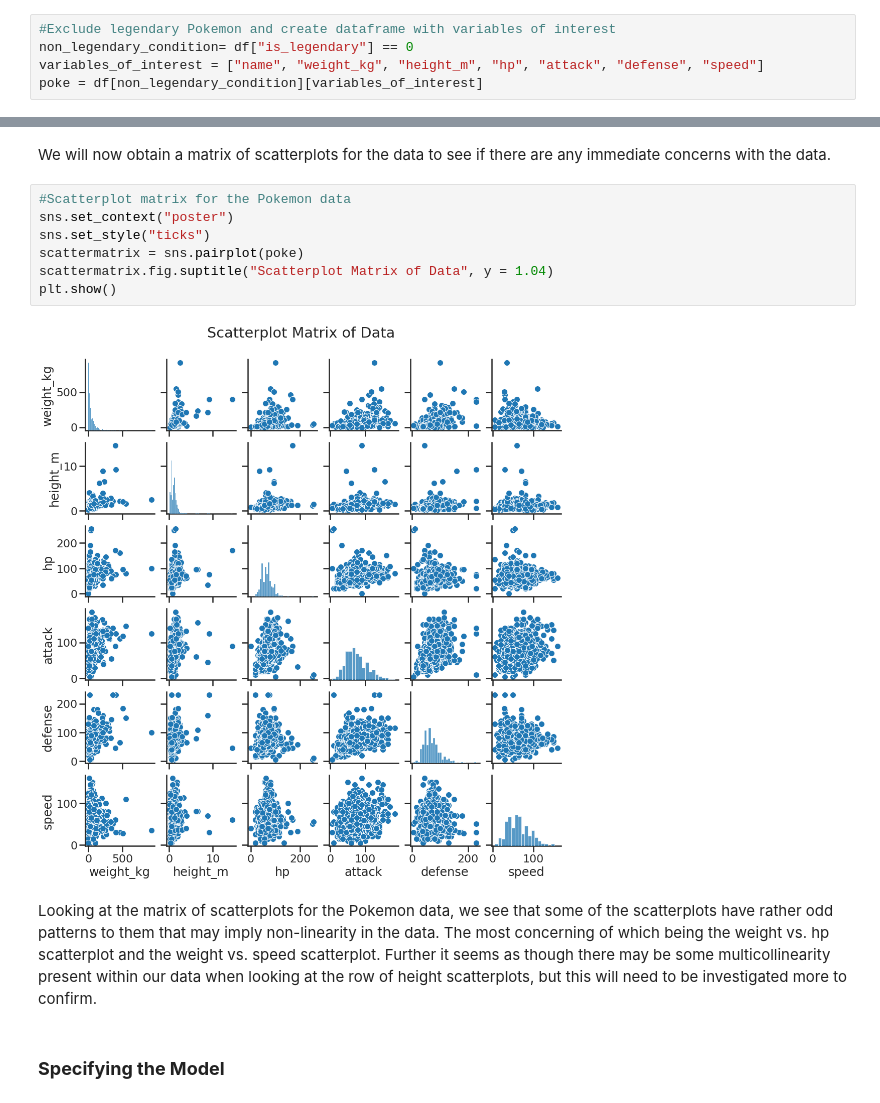
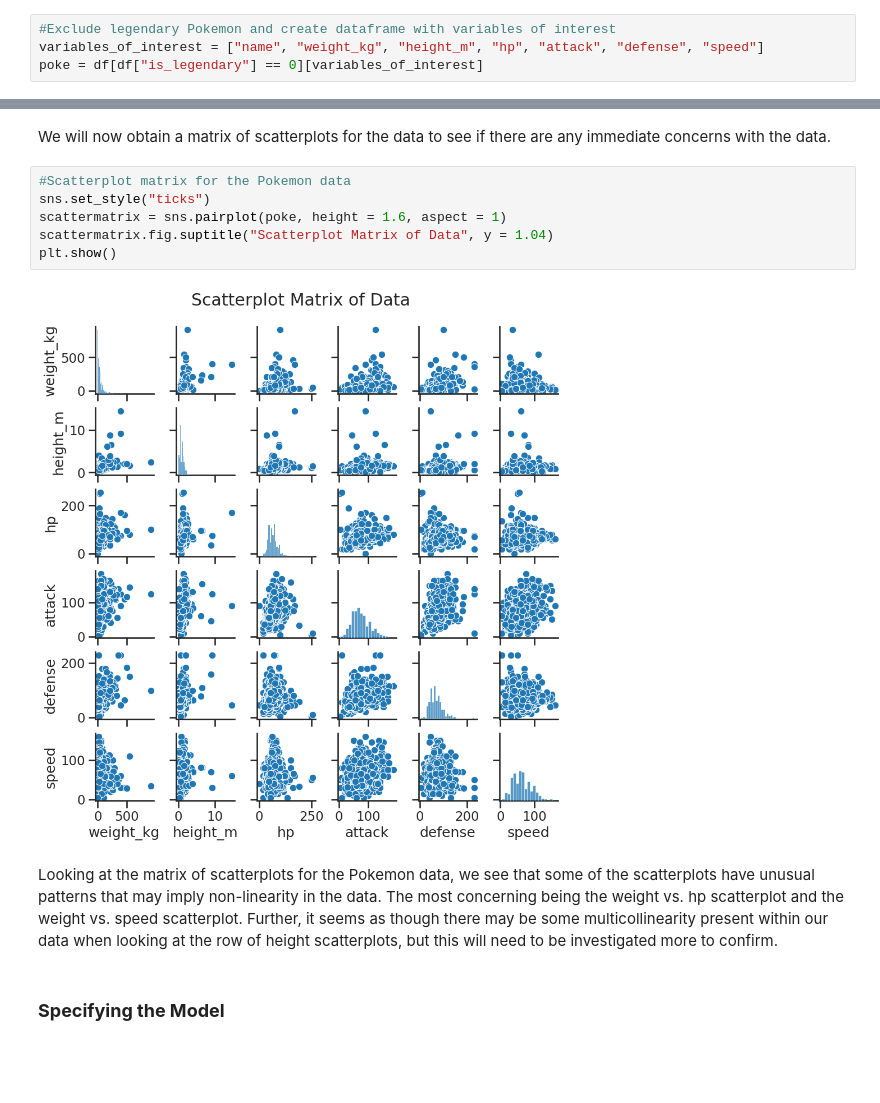
Before and after one commit to Integraloflnx/Pokemon_Project, a Jupyter notebook: Pokemon_Regression.ipynb, the cells around one changed output, grey strips where cells are left out. Drawn from its saved outputs; the diff is of its cells as text; blank space fills up the shorter version.

```diff
--- a/Pokemon_Regression.ipynb
+++ b/Pokemon_Regression.ipynb
@@ -53,9 +48,8 @@ We are only interested in a Pokemon's name, height, weight, hp, attack, defense,
 <br>
 # %%
 #Exclude legendary Pokemon and create dataframe with variables of interest
-non_legendary_condition= df["is_legendary"] == 0
 variables_of_interest = ["name", "weight_kg", "height_m", "hp", "attack", "defense", "speed"]
-poke = df[non_legendary_condition][variables_of_interest]
+poke = df[df["is_legendary"] == 0][variables_of_interest]
 # %% [markdown]
 We now take a look at our reduced dataframe.
 # %%
@@ -143,15 +137,14 @@ As we can see the mean is 48.01 kg and the standard deviation is 73.29 kg. Our s
 We will now obtain a matrix of scatterplots for the data to see if there are any immediate concerns with the data.
 # %%
 #Scatterplot matrix for the Pokemon data
-sns.set_context("poster")
 sns.set_style("ticks")
-scattermatrix = sns.pairplot(poke)
+scattermatrix = sns.pairplot(poke, height = 1.6, aspect = 1)
 scattermatrix.fig.suptitle("Scatterplot Matrix of Data", y = 1.04)
 plt.show()
 # %% [output]
-[figure, old version]
+[figure, new version]
 # %% [markdown]
-Looking at the matrix of scatterplots for the Pokemon data, we see that some of the scatterplots have rather odd patterns to them that may imply non-linearity in the data. The most concerning of which being the weight vs. hp scatterplot and the weight vs. speed scatterplot. Further it seems as though there may be some multicollinearity present within our data when looking at the row of height scatterplots, but this will need to be investigated more to confirm.
+Looking at the matrix of scatterplots for the Pokemon data, we see that some of the scatterplots have unusual patterns that may imply non-linearity in the data. The most concerning being the weight vs. hp scatterplot and the weight vs. speed scatterplot. Further, it seems as though there may be some multicollinearity present within our data when looking at the row of height scatterplots, but this will need to be investigated more to confirm.
 # %% [markdown]
 ### <font size = "4">**Specifying the Model**
 # %% [markdown]
```
Also changed, not shown: parts of 15 cells of this notebook.
